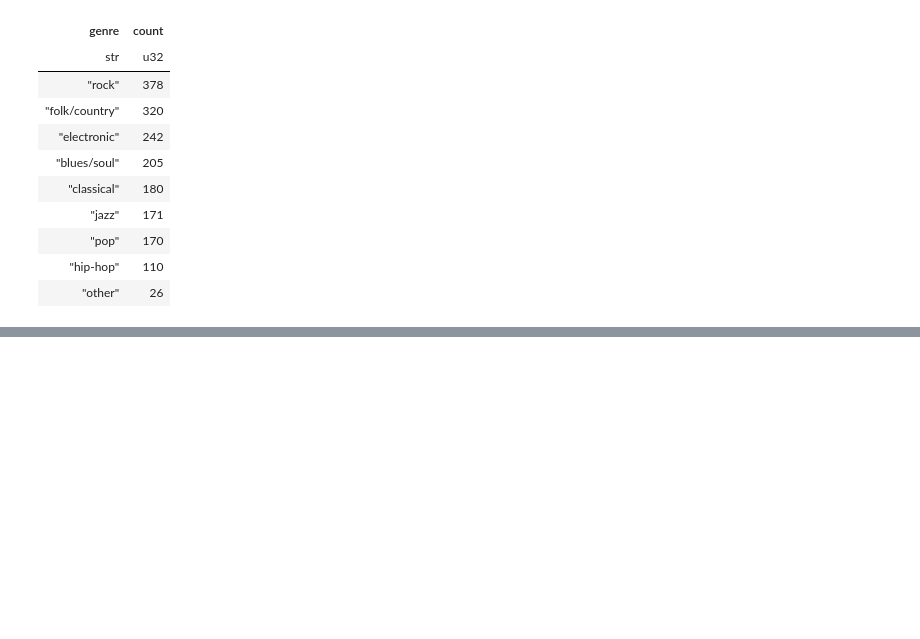
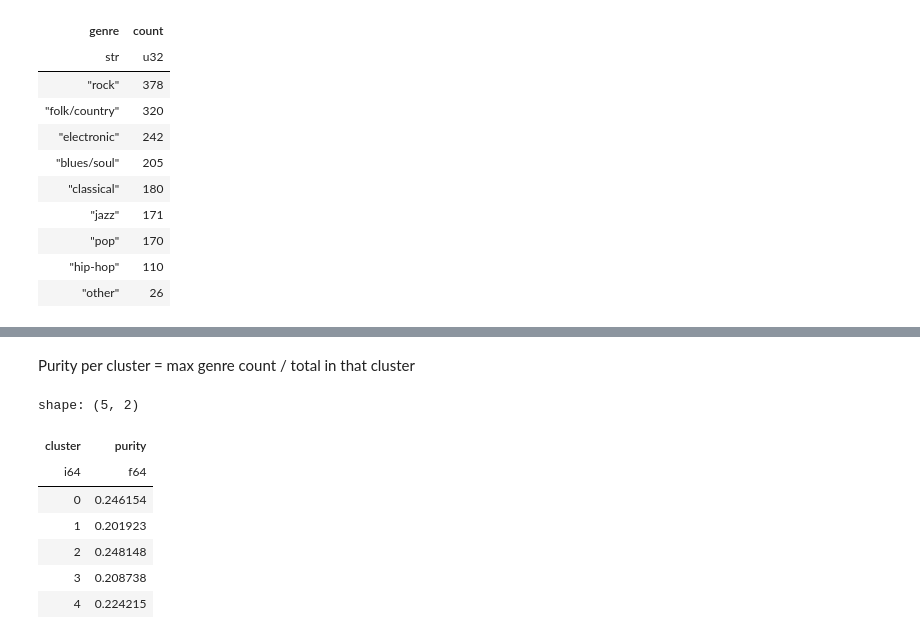
Before and after one commit to keimiii/moodsic, a Jupyter notebook: notebooks/deam/deam_clustering (des).ipynb, the cells around one changed output, grey strips where cells are left out. Saved outputs shown, nothing was run; the diff lists cells and outputs as text; code cells hidden in the pictures; blank space fills up the shorter version.

```diff
--- a/notebooks/deam/deam_clustering (des).ipynb
+++ b/notebooks/deam/deam_clustering (des).ipynb
@@ -317,0 +438,24 @@ shape: (9, 2)
+# %% [markdown]
+Purity per cluster = max genre count / total in that cluster
+# %%
+purity_df = (
+    ct.with_columns(
+        [
+            pl.sum_horizontal(pl.all().exclude("cluster")).alias("total"),
+            pl.max_horizontal(pl.all().exclude("cluster")).alias("max_cnt"),
+        ]
+    )
+    .with_columns((pl.col("max_cnt") / pl.col("total")).alias("purity"))
+    .select(["cluster", "purity"])
+)
+
+purity_df
+# %% [output]
+shape: (5, 2)
+| cluster | purity |
+| i64 | f64 |
+| 0 | 0.246154 |
+| 1 | 0.201923 |
+| 2 | 0.248148 |
+| 3 | 0.208738 |
+| 4 | 0.224215 |
```
Also changed, not shown: parts of 24 cells of this notebook.
